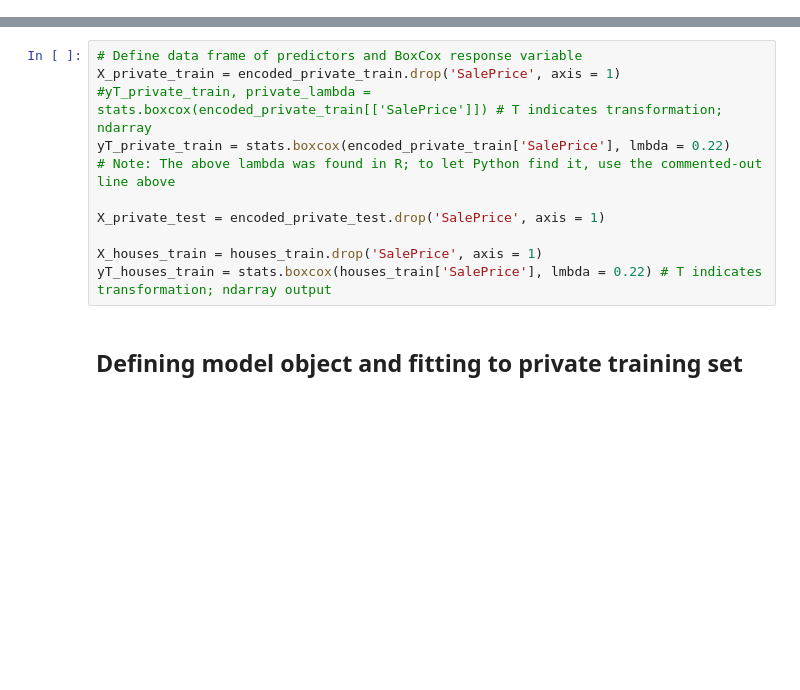
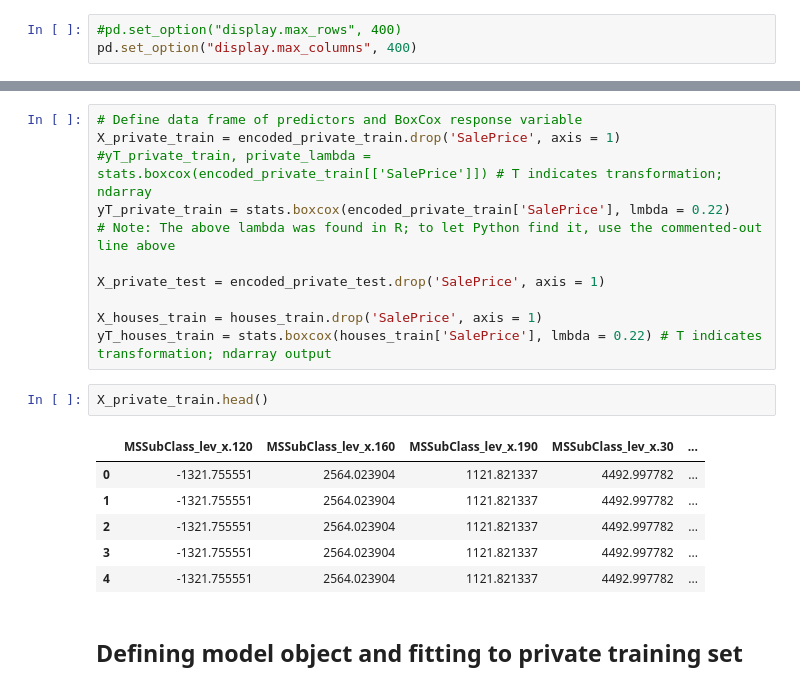
Before and after one commit to StudentDSnyc/blackFlamingo, a Jupyter notebook: Python/LinearModel.ipynb, the cells around one changed output, grey strips where cells are left out. Saved outputs shown, nothing was run; the diff lists cells and outputs as text; blank space fills up the shorter version.

```diff
--- a/Python/LinearModel.ipynb
+++ b/Python/LinearModel.ipynb
@@ -9,6 +9,9 @@ from scipy import stats
 import matplotlib.pyplot as plt
 from scipy import stats
 %matplotlib inline
+# %%
+#pd.set_option("display.max_rows", 400)
+pd.set_option("display.max_columns", 400)
 # %%
 # Import data; for linear regression, either import encoded datasets or dummify and then oneHotEncode in python
 houses_train = pd.read_csv('/Users/kathrynbryant/Dropbox/NYCDSA/blackFlamingo/Data/encoded_houses_train.csv')
@@ -28,6 +31,15 @@ X_private_test = encoded_private_test.drop('SalePrice', axis = 1)
 
 X_houses_train = houses_train.drop('SalePrice', axis = 1)
 yT_houses_train = stats.boxcox(houses_train['SalePrice'], lmbda = 0.22) # T indicates transformation; ndarray output
+# %%
+X_private_train.head()
+# %% [output]
+|  | MSSubClass_lev_x.120 | MSSubClass_lev_x.160 | MSSubClass_lev_x.190 | MSSubClass_lev_x.30 | ... |
+| 0 | -1321.755551 | 2564.023904 | 1121.821337 | 4492.997782 | ... |
+| 1 | -1321.755551 | 2564.023904 | 1121.821337 | 4492.997782 | ... |
+| 2 | -1321.755551 | 2564.023904 | 1121.821337 | 4492.997782 | ... |
+| 3 | -1321.755551 | 2564.023904 | 1121.821337 | 4492.997782 | ... |
+| 4 | -1321.755551 | 2564.023904 | 1121.821337 | 4492.997782 | ... |
 # %% [markdown]
 ## Defining model object and fitting to private training set
 # %%
```
Also changed, not shown: parts of 4 cells of this notebook, 36 other files.
